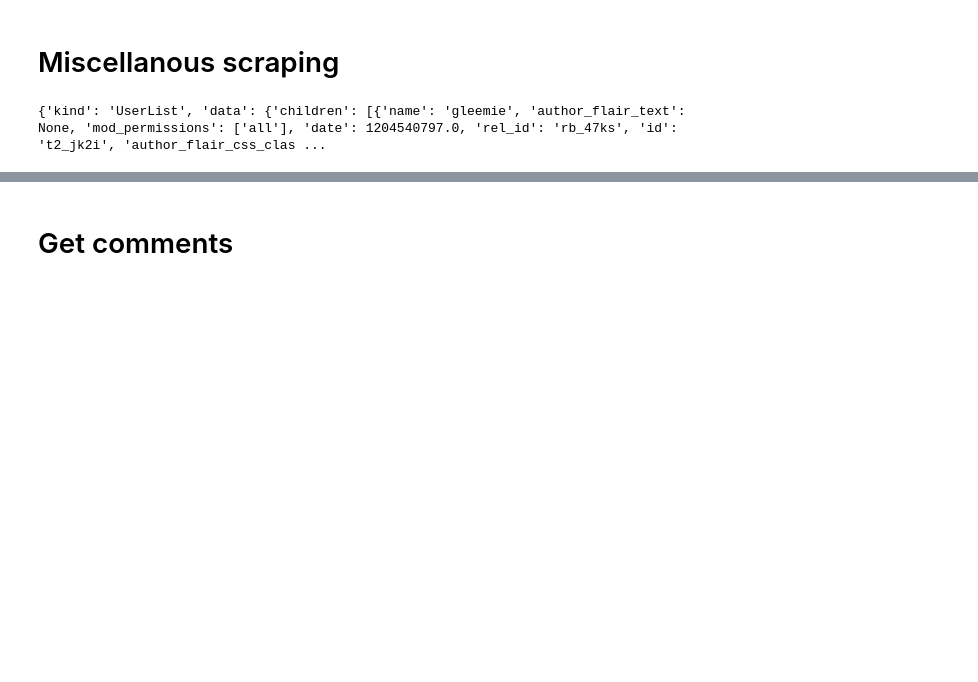
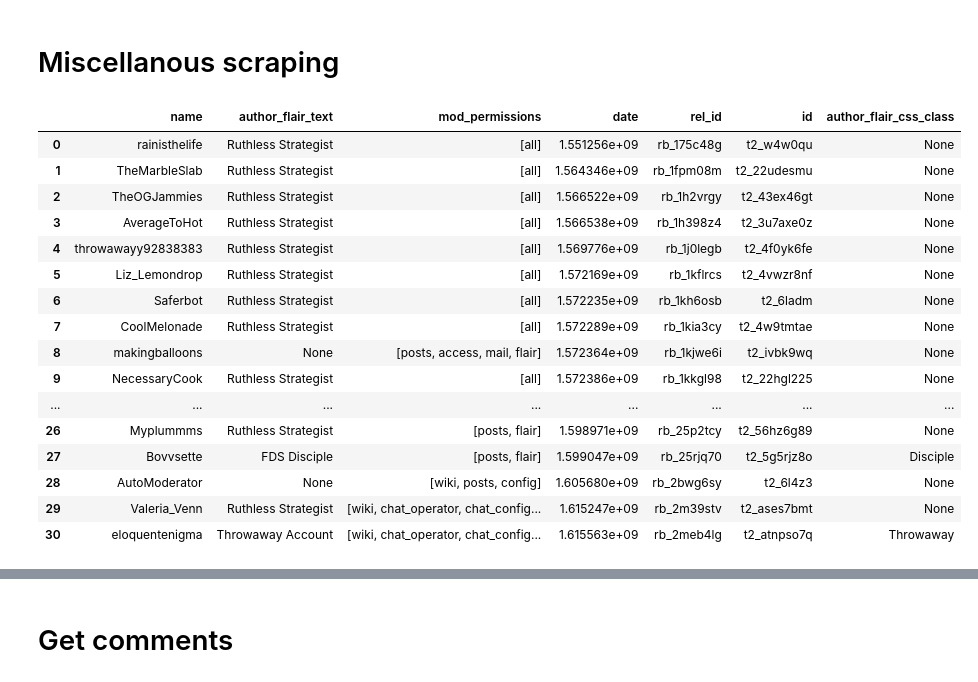
Before and after one commit to anng217/redditbots, a Jupyter notebook: reddit_api.ipynb, the cells around one changed output, grey strips where cells are left out. Saved outputs shown, nothing was run; the diff lists cells and outputs as text; code cells hidden in the pictures; blank space fills up the shorter version.

```diff
--- a/reddit_api.ipynb
+++ b/reddit_api.ipynb
@@ -59,8 +58,25 @@ requests.get('https://oauth.reddit.com/api/v1/me', headers=headers).json()
 # Miscellanous scraping
 # %%
 #Get moderators of feminisms
-fems= requests.get('https://oauth.reddit.com/r/feminisms/about/moderators', headers=headers).json()
+fds_mod= requests.get('https://oauth.reddit.com/r/femaledatingstrategy/about/moderators', headers=headers).json()
-# %%
-print(fems)
-# %% [output]
-{'kind': 'UserList', 'data': {'children': [{'name': 'gleemie', 'author_flair_text': None, 'mod_permissions': ['all'], 'date': 1204540797.0, 'rel_id': 'rb_47ks', 'id': 't2_jk2i', 'author_flair_css_clas ...
+# %%
+fds_mod_df = pd.DataFrame(fds_mod["data"]["children"])
+fds_mod_df
+# %% [output]
+|  | name | author_flair_text | mod_permissions | date | rel_id | id | author_flair_css_class |
+| 0 | rainisthelife | Ruthless Strategist | [all] | 1.551256e+09 | rb_175c48g | t2_w4w0qu | None |
+| 1 | TheMarbleSlab | Ruthless Strategist | [all] | 1.564346e+09 | rb_1fpm08m | t2_22udesmu | None |
+| 2 | TheOGJammies | Ruthless Strategist | [all] | 1.566522e+09 | rb_1h2vrgy | t2_43ex46gt | None |
+| 3 | AverageToHot | Ruthless Strategist | [all] | 1.566538e+09 | rb_1h398z4 | t2_3u7axe0z | None |
+| 4 | throwawayy92838383 | Ruthless Strategist | [all] | 1.569776e+09 | rb_1j0legb | t2_4f0yk6fe | None |
+| 5 | Liz_Lemondrop | Ruthless Strategist | [all] | 1.572169e+09 | rb_1kflrcs | t2_4vwzr8nf | None |
+| 6 | Saferbot | Ruthless Strategist | [all] | 1.572235e+09 | rb_1kh6osb | t2_6ladm | None |
+| 7 | CoolMelonade | Ruthless Strategist | [all] | 1.572289e+09 | rb_1kia3cy | t2_4w9tmtae | None |
+| 8 | makingballoons | None | [posts, access, mail, flair] | 1.572364e+09 | rb_1kjwe6i | t2_ivbk9wq | None |
+| 9 | NecessaryCook | Ruthless Strategist | [all] | 1.572386e+09 | rb_1kkgl98 | t2_22hgl225 | None |
+| ... | ... | ... | ... | ... | ... | ... | ... |
+| 26 | Myplummms | Ruthless Strategist | [posts, flair] | 1.598971e+09 | rb_25p2tcy | t2_56hz6g89 | None |
+| 27 | Bovvsette | FDS Disciple | [posts, flair] | 1.599047e+09 | rb_25rjq70 | t2_5g5rjz8o | Disciple |
+| 28 | AutoModerator | None | [wiki, posts, config] | 1.605680e+09 | rb_2bwg6sy | t2_6l4z3 | None |
+| 29 | Valeria_Venn | Ruthless Strategist | [wiki, chat_operator, chat_config... | 1.615247e+09 | rb_2m39stv | t2_ases7bmt | None |
+| 30 | eloquentenigma | Throwaway Account | [wiki, chat_operator, chat_config... | 1.615563e+09 | rb_2meb4lg | t2_atnpso7q | Throwaway |
```
Also changed, not shown: parts of 4 cells of this notebook.
